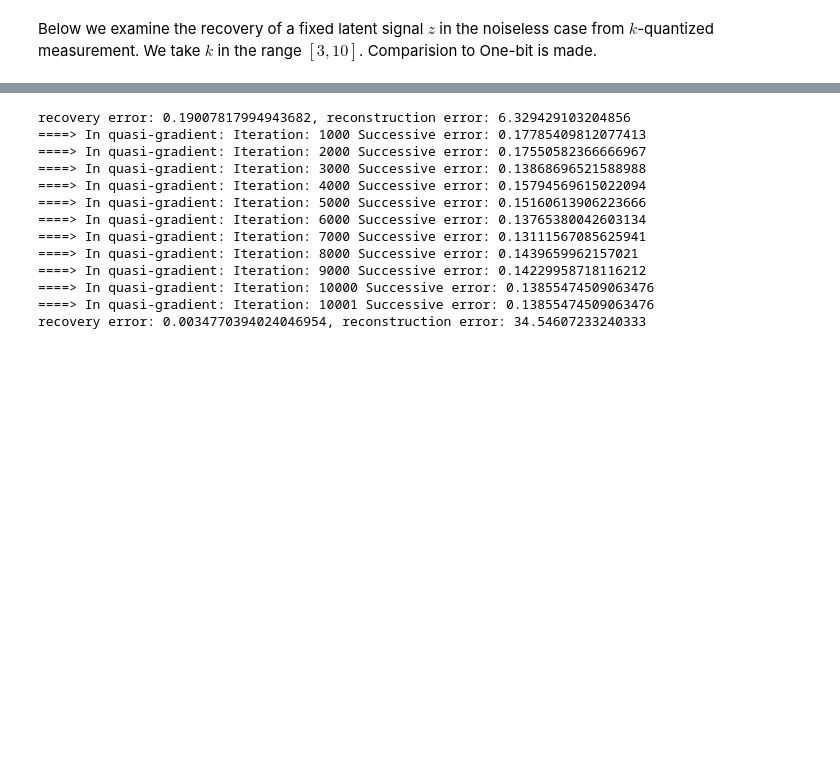
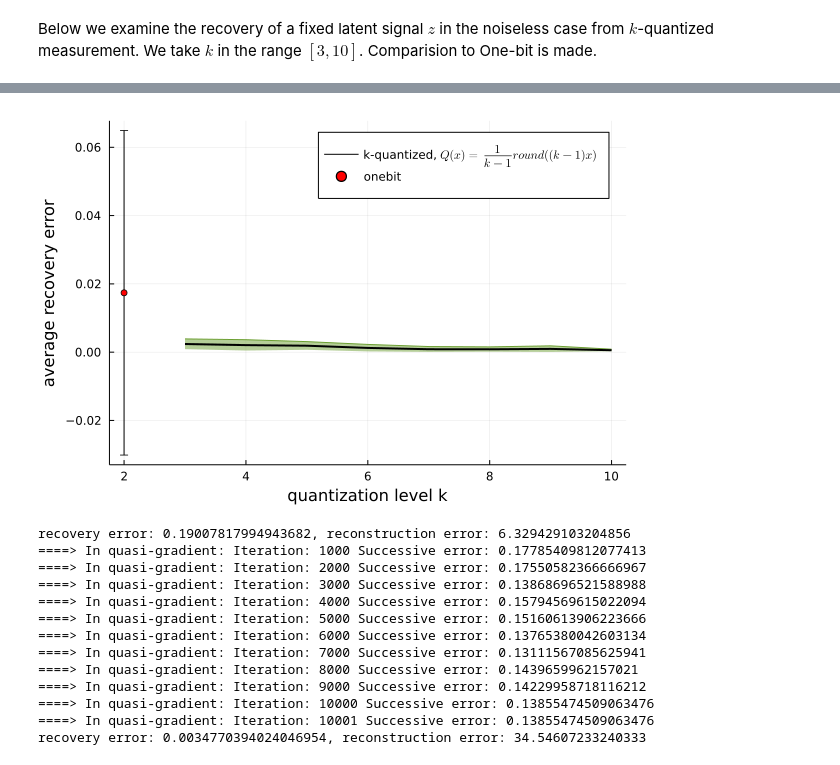
Before and after one commit to babhrujoshi/PLUGIn_Julia, a Jupyter notebook: PLUGIn_onebitCS.ipynb, the cells around one changed output, grey strips where cells are left out. Saved outputs shown, nothing was run; the diff lists cells and outputs as text; code cells hidden in the pictures; blank space fills up the shorter version.

```diff
--- a/PLUGIn_onebitCS.ipynb
+++ b/PLUGIn_onebitCS.ipynb
@@ -255,17 +304,19 @@ end
 # %%
 recov_error_matrix_kquant = load("result/recov_error_kquant.jld", "error")
 recov_error_onebit = load("result/recov_error_onebit.jld", "error")
 quantization_levels = load("result/recov_error_kquant.jld", "quantization level")
 
 average_recov = mean(recov_error_matrix_kquant, dims=2)
 std_recov = std(recov_error_matrix_kquant, dims=2)
-plot(3:k_max, average_recov + std_recov, fillrange = average_recov - std_recov, fillalpha = 0.5, c = 0, label = false)
-plot!(3:k_max, average_recov, label = "k-quantized, \$ Q(x) = \\frac{1}{k-1} round((k-1)x)\$", xlabel = "quantization level k", ylabel = "average recovery error", linewidth = 2, c =:black)
+plot(quantization_levels, average_recov + std_recov, fillrange = average_recov - std_recov, fillalpha = 0.5, c = 0, label = false)
+plot!(quantization_levels, average_recov, label = "k-quantized, \$ Q(x) = \\frac{1}{k-1} round((k-1)x)\$", xlabel = "quantization level k", ylabel = "average recovery error", linewidth = 2, c =:black)
 
 average_recov_onebit = mean(recov_error_onebit)
 std_recov_onebit = std(recov_error_onebit)
 
 plot!([2],[average_recov_onebit],yerr = [std_recov_onebit],seriestype = :scatter, label = "onebit", c = :red)
+# %% [output]
+[figure, added]
 # %%
 
 G = Chain(
```
Also changed, not shown: parts of 6 cells of this notebook, 4 other files.
